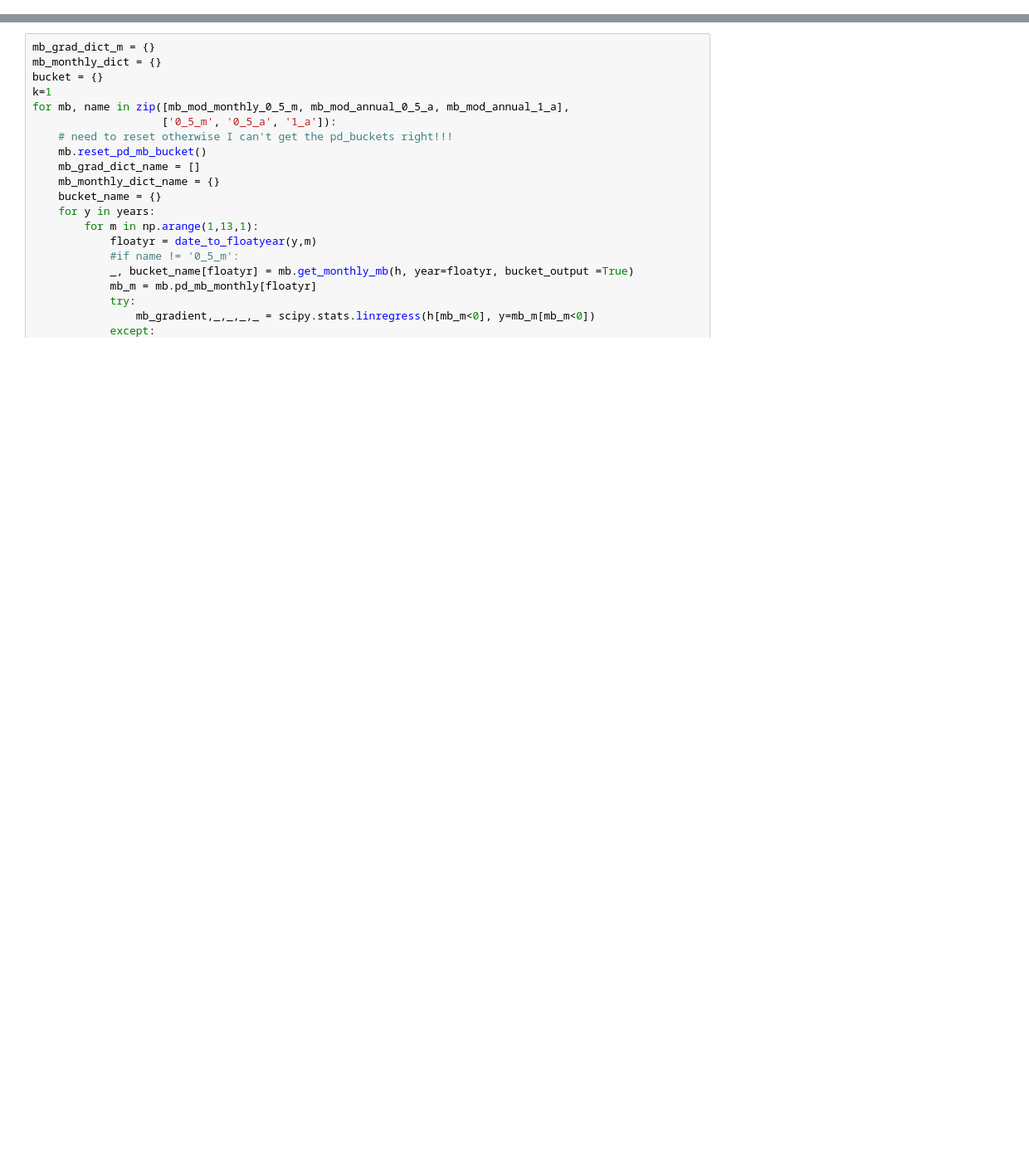
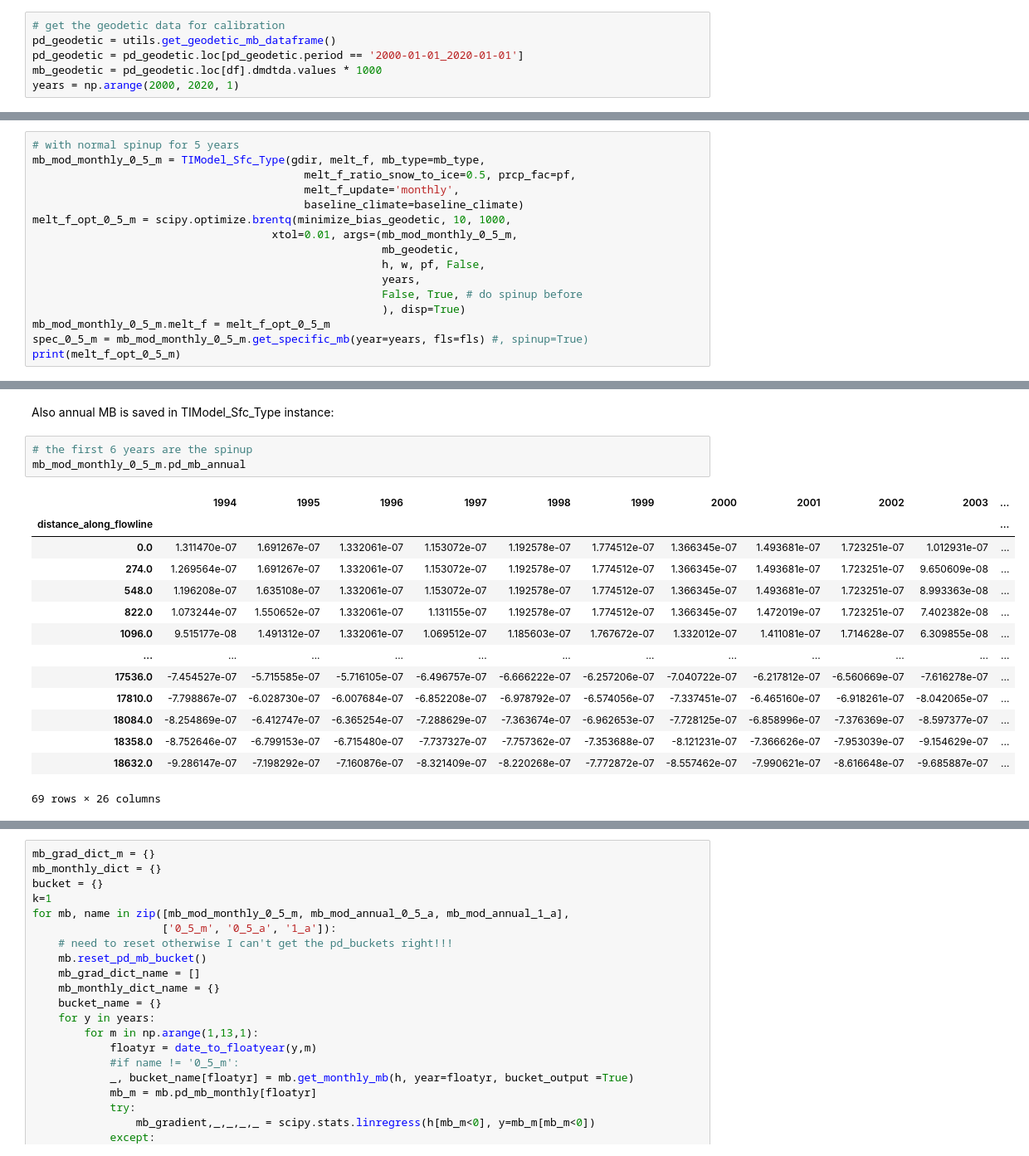
Before and after one commit to OGGM/massbalance-sandbox, a Jupyter notebook: docs/surface_type_distinction/oggm_sfc_type_bucket.ipynb, the cells around one changed output, grey strips where cells are left out. Shown at 83% size. Drawn from its saved outputs; the diff is of its cells as text; blank space fills up the shorter version.

```diff
--- a/docs/surface_type_distinction/oggm_sfc_type_bucket.ipynb
+++ b/docs/surface_type_distinction/oggm_sfc_type_bucket.ipynb
@@ -232,0 +88,6 @@ for mb, name in zip([mb_mod_monthly_0_5_m, mb_mod_annual_0_5_a, mb_mod_annual_1_
+# %%
+# get the geodetic data for calibration
+pd_geodetic = utils.get_geodetic_mb_dataframe()
+pd_geodetic = pd_geodetic.loc[pd_geodetic.period == '2000-01-01_2020-01-01']
+mb_geodetic = pd_geodetic.loc[df].dmdtda.values * 1000
+years = np.arange(2000, 2020, 1)
@@ -232,0 +174,16 @@ for mb, name in zip([mb_mod_monthly_0_5_m, mb_mod_annual_0_5_a, mb_mod_annual_1_
+# %%
+# with normal spinup for 5 years
+mb_mod_monthly_0_5_m = TIModel_Sfc_Type(gdir, melt_f, mb_type=mb_type,
+                                          melt_f_ratio_snow_to_ice=0.5, prcp_fac=pf,
+                                          melt_f_update='monthly',
+                                          baseline_climate=baseline_climate)
+melt_f_opt_0_5_m = scipy.optimize.brentq(minimize_bias_geodetic, 10, 1000,
+                                     xtol=0.01, args=(mb_mod_monthly_0_5_m,
+                                                      mb_geodetic,
+                                                      h, w, pf, False,
+                                                      years,
+                                                      False, True, # do spinup before
+                                                      ), disp=True)
+mb_mod_monthly_0_5_m.melt_f = melt_f_opt_0_5_m
+spec_0_5_m = mb_mod_monthly_0_5_m.get_specific_mb(year=years, fls=fls) #, spinup=True)
+print(melt_f_opt_0_5_m)
@@ -232,0 +212,20 @@ for mb, name in zip([mb_mod_monthly_0_5_m, mb_mod_annual_0_5_a, mb_mod_annual_1_
+# %% [markdown]
+Also annual MB is saved in TIModel_Sfc_Type instance:
+# %%
+# the first 6 years are the spinup
+mb_mod_monthly_0_5_m.pd_mb_annual
+# %% [output]
+|  | 1994 | 1995 | 1996 | 1997 | 1998 | 1999 | 2000 | 2001 | 2002 | 2003 | ... |
+| distance_along_flowline |  |  |  |  |  |  |  |  |  |  | ... |
+| 0.0 | 1.311470e-07 | 1.691267e-07 | 1.332061e-07 | 1.153072e-07 | 1.192578e-07 | 1.774512e-07 | 1.366345e-07 | 1.493681e-07 | 1.723251e-07 | 1.012931e-07 | ... |
+| 274.0 | 1.269564e-07 | 1.691267e-07 | 1.332061e-07 | 1.153072e-07 | 1.192578e-07 | 1.774512e-07 | 1.366345e-07 | 1.493681e-07 | 1.723251e-07 | 9.650609e-08 | ... |
+| 548.0 | 1.196208e-07 | 1.635108e-07 | 1.332061e-07 | 1.153072e-07 | 1.192578e-07 | 1.774512e-07 | 1.366345e-07 | 1.493681e-07 | 1.723251e-07 | 8.993363e-08 | ... |
+| 822.0 | 1.073244e-07 | 1.550652e-07 | 1.332061e-07 | 1.131155e-07 | 1.192578e-07 | 1.774512e-07 | 1.366345e-07 | 1.472019e-07 | 1.723251e-07 | 7.402382e-08 | ... |
+| 1096.0 | 9.515177e-08 | 1.491312e-07 | 1.332061e-07 | 1.069512e-07 | 1.185603e-07 | 1.767672e-07 | 1.332012e-07 | 1.411081e-07 | 1.714628e-07 | 6.309855e-08 | ... |
+| ... | ... | ... | ... | ... | ... | ... | ... | ... | ... | ... | ... |
+| 17536.0 | -7.454527e-07 | -5.715585e-07 | -5.716105e-07 | -6.496757e-07 | -6.666222e-07 | -6.257206e-07 | -7.040722e-07 | -6.217812e-07 | -6.560669e-07 | -7.616278e-07 | ... |
+| 17810.0 | -7.798867e-07 | -6.028730e-07 | -6.007684e-07 | -6.852208e-07 | -6.978792e-07 | -6.574056e-07 | -7.337451e-07 | -6.465160e-07 | -6.918261e-07 | -8.042065e-07 | ... |
+| 18084.0 | -8.254869e-07 | -6.412747e-07 | -6.365254e-07 | -7.288629e-07 | -7.363674e-07 | -6.962653e-07 | -7.728125e-07 | -6.858996e-07 | -7.376369e-07 | -8.597377e-07 | ... |
+| 18358.0 | -8.752646e-07 | -6.799153e-07 | -6.715480e-07 | -7.737327e-07 | -7.757362e-07 | -7.353688e-07 | -8.121231e-07 | -7.366626e-07 | -7.953039e-07 | -9.154629e-07 | ... |
+| 18632.0 | -9.286147e-07 | -7.198292e-07 | -7.160876e-07 | -8.321409e-07 | -8.220268e-07 | -7.772872e-07 | -8.557462e-07 | -7.990621e-07 | -8.616648e-07 | -9.685887e-07 | ... |
+69 rows × 26 columns
```
Also changed, not shown: parts of 58 cells of this notebook, 18 other files.
